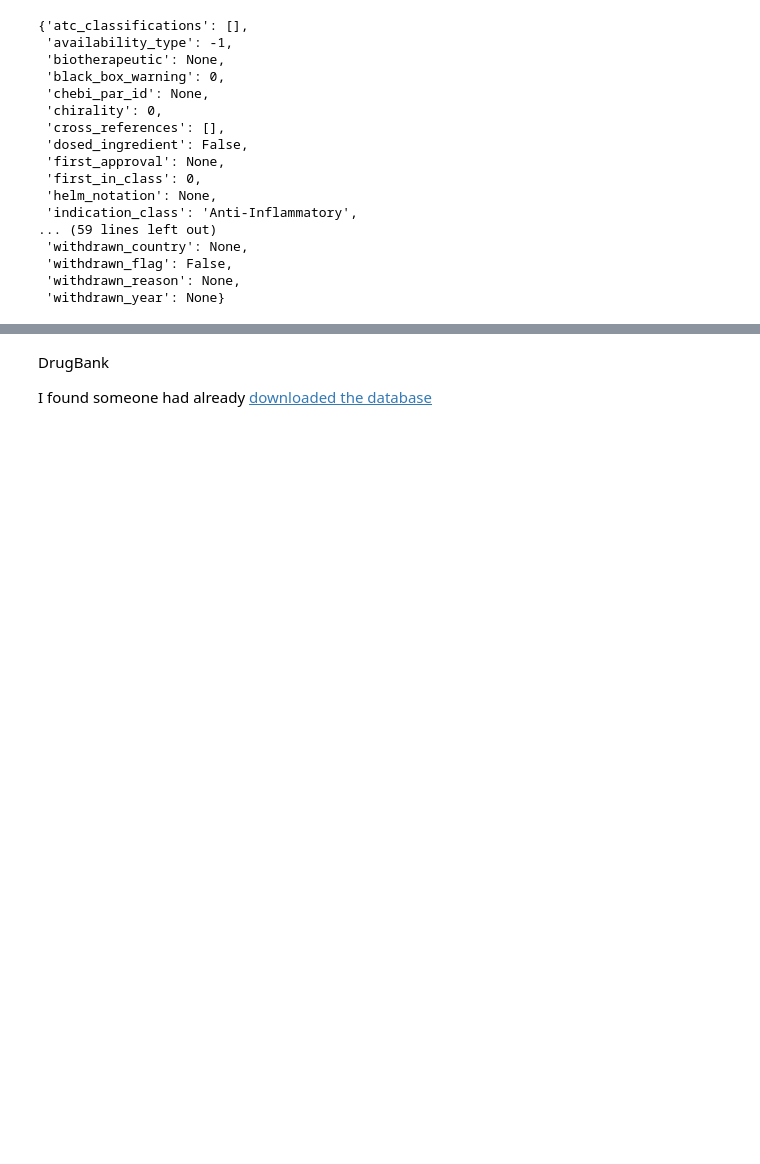
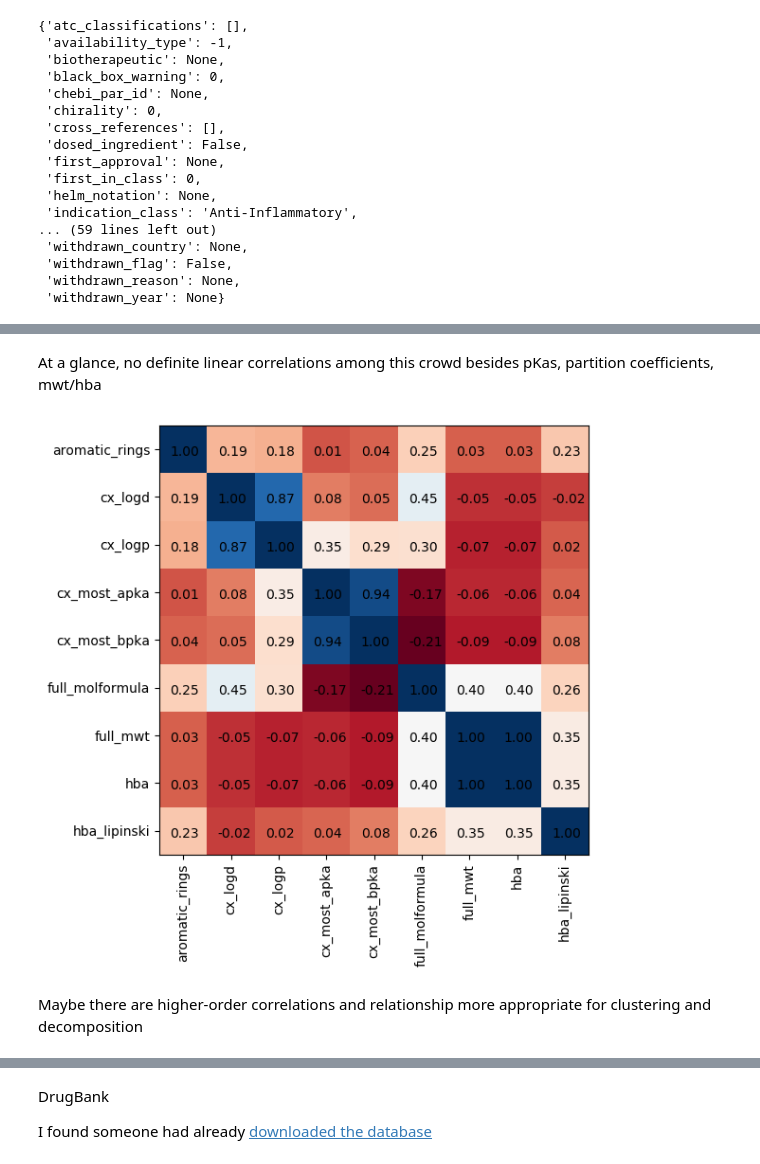
Before and after one commit to ahy3nz/ahy3nz.github.io, a Jupyter notebook: files/notebooks/2020-05-06-study_covid_moonshot.ipynb, the cells around one changed output, grey strips where cells are left out. Cells and saved outputs as stored; diff of their text form; code cells hidden in the pictures; blank space fills up the shorter version.

```diff
--- a/files/notebooks/2020-05-06-study_covid_moonshot.ipynb
+++ b/files/notebooks/2020-05-06-study_covid_moonshot.ipynb
@@ -347,2 +354,5 @@ next(filtered)
+# %%
+filtered = [a[0]['molecule_properties'] for a in all_results if len(a) > 0]
 # %%
-chembl_df = pd.DataFrame.from_dict(all_results)
+chembl_df = pd.DataFrame(filtered)
+chembl_df['TITLE'] = repurposing_df['TITLE']
@@ -352,0 +410,22 @@ chembl_df.head()
+# %% [markdown]
+At a glance, no definite linear correlations among this crowd besides pKas, partition coefficients, mwt/hba
+# %%
+corr_df = chembl_df.corr()
+cols = chembl_df.columns
+
+fig, ax = plt.subplots(1,1, figsize=(8,6), dpi=100)
+
+ax.imshow(chembl_df.corr(), cmap='RdBu')
+
+ax.set_xticklabels(['']+cols)
+ax.tick_params(axis='x', rotation=90)
+
+ax.set_yticklabels(cols)
+
+for i, (rowname, row) in enumerate(corr_df.iterrows()):
+    for j, (key, val) in enumerate(row.iteritems()):
+        ax.annotate(f"{val:0.2f}", xy=(i,j), xytext=(-10, -5), textcoords="offset points")
+# %% [output]
+[figure, added]
+# %% [markdown]
+Maybe there are higher-order correlations and relationship more appropriate for clustering and decomposition
```
Also changed, not shown: parts of 15 cells of this notebook, 4 other files.
